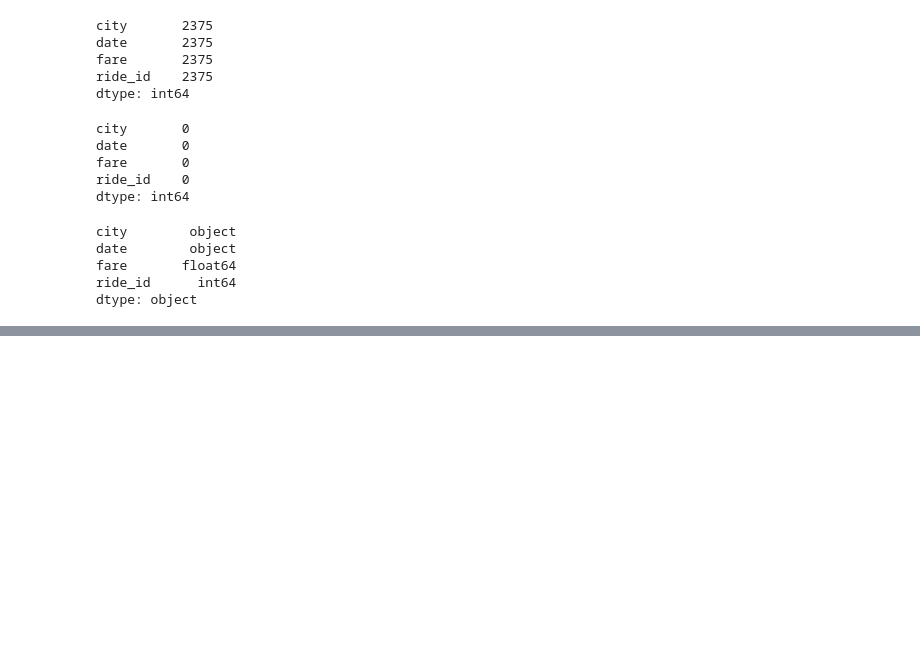
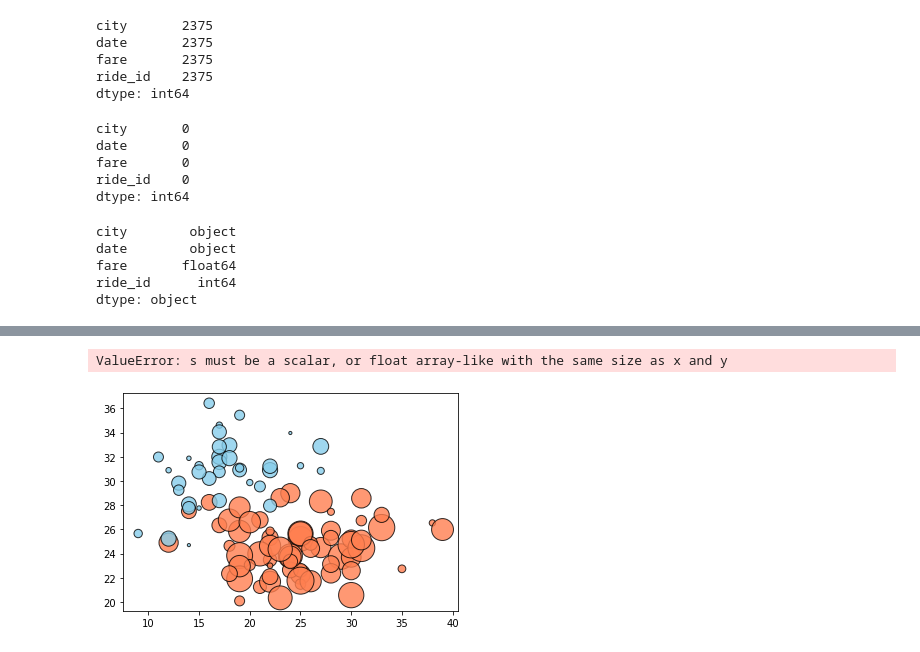
Before and after one commit to da-isaac/pyber-analysis, a Jupyter notebook: PyBer.ipynb, the cells around one changed output, grey strips where cells are left out. Cells and saved outputs as stored; diff of their text form; code cells hidden in the pictures; blank space fills up the shorter version.

Commit message:
Added bubble chart for the three city types

```diff
--- a/PyBer.ipynb
+++ b/PyBer.ipynb
@@ -111,0 +120,20 @@ pyber_data_df = pd.merge(ride_data_df, city_data_df, how="left", on=["city "])
+# %%
+# Create city DataFrames
+urban_cities_df = pyber_data_df[pyber_data_df["type"] == "Urban"]
+suburban_cities_df = pyber_data_df[pyber_data_df["type"] == "Suburban"]
+rural_cities_df = pyber_data_df[pyber_data_df["type"] == "Rural"]
+# %%
+# Get number of rides for each city type
+urban_ride_count = urban_cities_df.groupby(["city"]).count()["ride_id"]
+suburban_ride_count = suburban_cities_df.groupby(["city"]).count()["ride_id"]
+rural_ride_count = rural_cities_df.groupby(["city"]).count()["ride_id"]
+# %%
+# Get the average fare for each city type
+urban_avg_fare = urban_cities_df.groupby(["city"]).mean()["fare"]
+suburban_avg_fare = suburban_cities_df.groupby(["city"]).mean()["fare"]
+rural_avg_fare = rural_cities_df.groupby(["city"]).mean()["fare"]
+# %%
+# Get the average drivers for each city type
+urban_driver_count = urban_cities_df.groupby(["city"]).mean()["driver_count"]
+suburban_driver_count = suburban_cities_df.groupby(["city"]).mean()["driver_count"]
+rural_driver_count = rural_cities_df.groupby(["city"]).mean(["driver_count"])
@@ -111,0 +148,58 @@ pyber_data_df = pd.merge(ride_data_df, city_data_df, how="left", on=["city "])
+# %%
+# Create scatter plot for urban cities
+plt.scatter(urban_ride_count,
+            urban_avg_fare,
+            s=10*urban_driver_count,
+            c="coral",
+            edgecolor="black",
+            linewidths=1,
+            alpha=0.8,
+            label="Urban")
+
+# Create scatter plot for suburban cities
+plt.scatter(suburban_ride_count,
+            suburban_avg_fare,
+            s=10*suburban_driver_count,
+            c="skyblue",
+            edgecolor="black",
+            linewidths=1,
+            alpha=0.8,
+            label="Suburban")
+
+# Create scatter plot for urban cities
+plt.scatter(rural_ride_count,
+            rural_avg_fare,
+            s=10*rural_driver_count,
+            c="gold",
+            edgecolor="black",
+            linewidths=1,
+            alpha=0.8,
+            label="Rural")
+
+# Incorporate other graph elements
+plt.title("PyBer Ride-Sharing Data (2019)")
+plt.ylabel("Average Fare ($)")
+plt.xlabel("Total Number of Rides (Per City)")
+plt.grid(True)
+
+# Customize Legend
+lgnd = plt.legend(fontsize="12",
+                 mode="Expanded",
+                 scatterpoints=1,
+                 loc="best",
+                 title="City Types")
+
+# Change legend bubble sizes
+lgnd.legendHandles[0]._sizes = [75]
+lgnd.legendHandles[1]._sizes = [75]
+lgnd.legendHandles[2]._sizes = [75]
+lgnd.get_title().set_fontsize(12)
+
+# Incorporate a text label about circle size
+plt.text(42, 35, "Note: Circle size correlates with driver count per city.", fontsize="12")
+
+# Show the plot
+plt.show()
+# %% [output]
+ValueError: s must be a scalar, or float array-like with the same size as x and y
+[figure, added]
```
Also changed, not shown: parts of 4 cells of this notebook.
